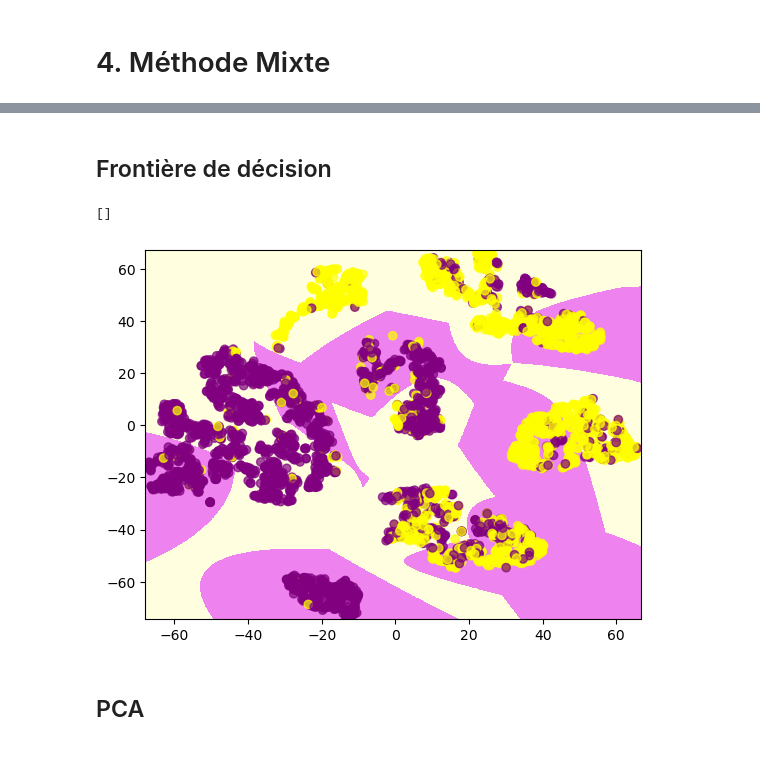
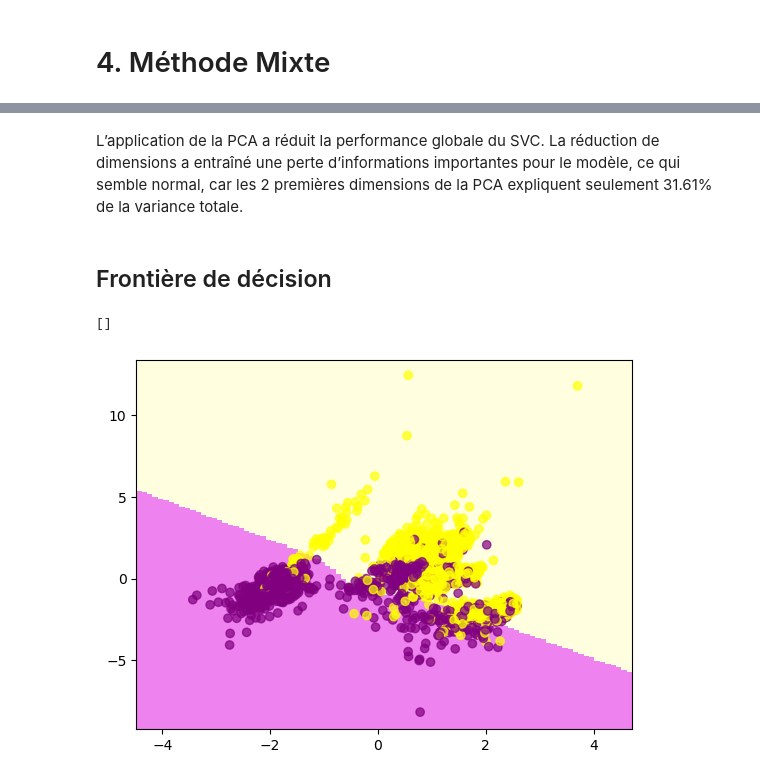
Before and after one commit to tanguy-linard/stellar-classification, a Jupyter notebook: stellar_classification.ipynb, the cells around one changed output, grey strips where cells are left out. Cells and saved outputs as stored; diff of their text form; code cells hidden in the pictures.

```diff
--- a/stellar_classification.ipynb
+++ b/stellar_classification.ipynb
@@ -639,0 +597,13 @@ GaussianMixture(n_components=17)
+# %%
+# Modèle SVC
+svc_pca = SVC(kernel='poly',degree = 3 , C=5)
+
+# Cross-validation du modèle SVC
+grid_search_pca = GridSearchCV(svc_pca,
+                                param_grid={'gamma': gamma_values},
+                                cv=5,
+                                scoring = 'accuracy',
+                                verbose = 2)
+
+grid_search_pca.fit(X_train_pca, y_train_pca)
+accuracies_pca = grid_search_pca.cv_results_['mean_test_score']
@@ -640,32 +678,32 @@ GaussianMixture(n_components=17)
+# %% [markdown]
+L’application de la PCA a réduit la performance globale du SVC. La réduction de dimensions a entraîné une perte d’informations importantes pour le modèle, ce qui semble normal, car les 2 premières dimensions de la PCA expliquent seulement 31.61% de la variance totale.
 # %% [markdown]
 ## Frontière de décision
 # %%
-# Nos couleurs
+# Couleurs
 mesh_cmap = ListedColormap(["violet", "lightyellow"])
 points_cmap = ListedColormap(["purple", "yellow"])
-# La taille de la mesh
+
+# Taille
 mesh_size = 0.1
-# Les valeurs numériques des sorties
-# outputs_num = outputs.replace(["M", "F", "I"], [0, 1, 2])
 
-# On fixe les limites
-x_min, x_max = X_tsne_2['Dimension 1'].min() - 1, X_tsne_2['Dimension 1'].max() + 1
-y_min, y_max = X_tsne_2['Dimension 2'].min() - 1, X_tsne_2['Dimension 2'].max() + 1
-# On définit notre mesh
+# Limites
+x_min, x_max = X_pca_2['Dimension 1'].min() - 1, X_pca_2['Dimension 1'].max() + 1
+y_min, y_max = X_pca_2['Dimension 2'].min() - 1, X_pca_2['Dimension 2'].max() + 1
+
+# Mesh
 xx, yy = np.meshgrid(np.arange(x_min, x_max, mesh_size),
                       np.arange(y_min, y_max, mesh_size))
 # On fait les prédictions, que l'on transforme en valeurs numériques
-grid_pred = best_gmm_tsne.predict(np.c_[xx.ravel(), yy.ravel()])
+grid_pred = best_svc_pca.predict(np.c_[xx.ravel(), yy.ravel()])
 grid_pred_num = pd.Series(grid_pred) #.replace(["M", "F", "I"], [0, 1, 2])
 grid_pred_num = grid_pred_num.to_numpy().reshape(xx.shape)
 
-# On créée le graphique
+# Graphique
 fig, ax = plt.subplots()
 ax.pcolormesh(xx, yy, grid_pred_num, cmap=mesh_cmap)
-ax.scatter(X_tsne_2['Dimension 1'], X_tsne_2['Dimension 2'], c=y, cmap=points_cmap, alpha=0.7)
+ax.scatter(X_pca_2['Dimension 1'], X_pca_2['Dimension 2'], c=y, cmap=points_cmap, alpha=0.7)
 plt.plot()
 # %% [output]
 []
-[figure, old version]
+[figure, new version]
-# %% [markdown]
-## PCA
```
Also changed, not shown: parts of 50 cells of this notebook, 1 other file.
